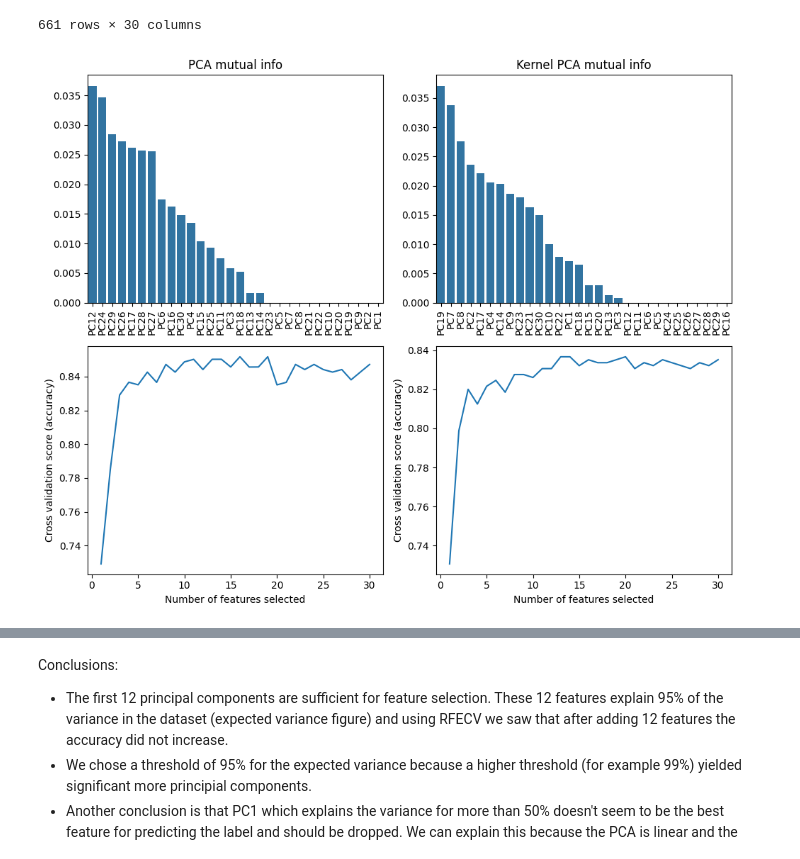
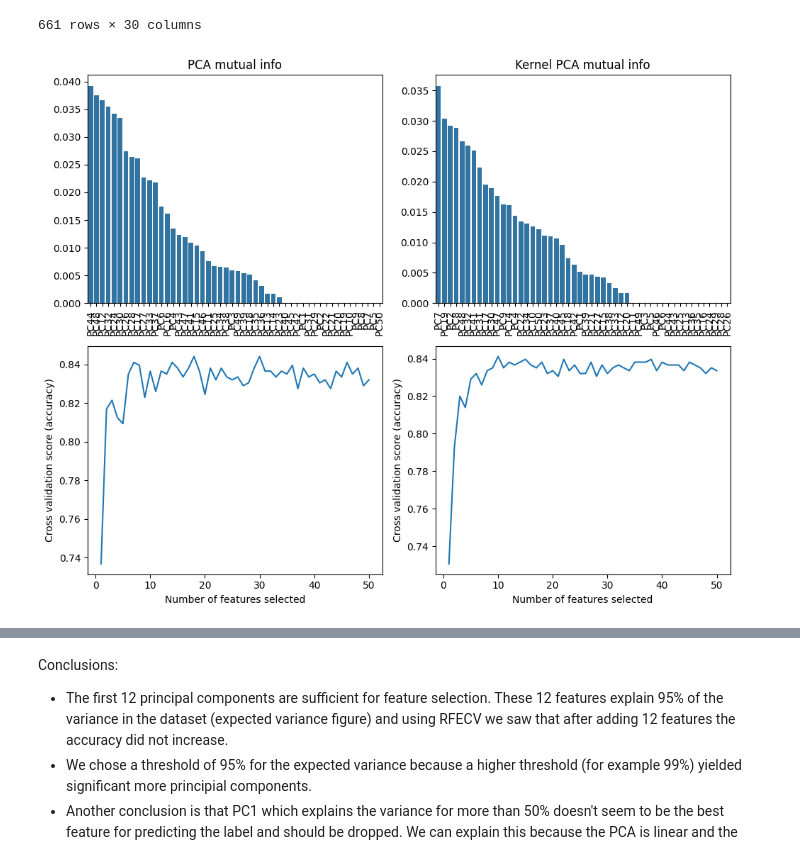
Before and after one commit to bramvandeurzen934/Group16_ECG, a Jupyter notebook: assignment_ecg_normalisation.ipynb, the cells around one changed output, grey strips where cells are left out. Cells and saved outputs as stored; diff of their text form; code cells hidden in the pictures.

```diff
--- a/assignment_ecg_normalisation.ipynb
+++ b/assignment_ecg_normalisation.ipynb
@@ -473,7 +494,7 @@ X_train_scaled = pd.DataFrame(X_train_scaled, index = X_train.index, columns = X
 from sklearn.decomposition import PCA, KernelPCA
 
 # Perform a PCA
-pca = PCA(n_components=30)
+pca = PCA(n_components=50)
 pca.fit(X_train_scaled)
 
 X_train_pca = pca.transform(X_train_scaled)
@@ -482,7 +503,8 @@ X_test_pca = pca.transform(X_test_scaled)
 component_names = [f"PC{i+1}" for i in range(X_train_pca.shape[1])]
 X_train_pca = pd.DataFrame(X_train_pca,columns = component_names,index = X_train.index)
 # %%
-kernel_pca = KernelPCA(n_components=30, kernel="rbf")
+# kernel pca
+kernel_pca = KernelPCA(n_components=50, kernel="rbf")
 kernel_pca.fit(X_train_scaled)
 
 X_train_kpca = kernel_pca.transform(X_train_scaled)
@@ -490,4 +512,3 @@ X_test_kpca = kernel_pca.transform(X_test_scaled)
 
 component_names = [f"PC{i+1}" for i in range(X_train_kpca.shape[1])]
 X_train_kpca = pd.DataFrame(X_train_kpca,columns = component_names,index = X_train.index)
-X_train_kpca
@@ -593,34 +630,34 @@ from sklearn.ensemble import RandomForestClassifier
 # mutual information
 fig, axes = plt.subplots(2,2,figsize = [10,8])
 mutual_info_kpca = pd.Series(mutual_info_classif(X_train_kpca,y_train),index = X_train_kpca.columns).sort_values(ascending=False)
-mutual_info_pca = pd.Series(mutual_info_classif(X_train_pca,y_train),index = X_train_kpca.columns).sort_values(ascending=False)
+mutual_info_pca = pd.Series(mutual_info_classif(X_train_pca,y_train),index = X_train_pca.columns).sort_values(ascending=False)
 
 # RFECV
 clf = RandomForestClassifier(n_estimators=100, random_state=1)
 rfecv_pca = RFECV(estimator=clf, step=1, cv=StratifiedKFold(5), scoring='accuracy')
 rfecv_pca.fit(X_train_pca, y_train)
 
 rfecv_kpca = RFECV(estimator=clf, step=1, cv=StratifiedKFold(5), scoring='accuracy')
 rfecv_kpca.fit(X_train_kpca, y_train)
 
 
 # figures Mutual information
 sns.barplot(mutual_info_pca, ax = axes[0,0])
 axes[0,0].set_title('PCA mutual info')
 axes[0,0].set_xticklabels(mutual_info_pca.index,rotation = 90)
 sns.barplot(mutual_info_kpca,ax = axes[0,1])
 axes[0,1].set_title('Kernel PCA mutual info')
 axes[0,1].set_xticklabels(mutual_info_kpca.index,rotation = 90)
 
 # figures RFECV
 axes[1,0].set_xlabel("Number of features selected")
 axes[1,0].set_ylabel("Cross validation score (accuracy)")
 axes[1,0].plot(range(1, len(rfecv_pca.cv_results_['mean_test_score']) + 1), rfecv_pca.cv_results_['mean_test_score'])
 
 axes[1,1].set_xlabel("Number of features selected")
 axes[1,1].set_ylabel("Cross validation score (accuracy)")
 axes[1,1].plot(range(1, len(rfecv_kpca.cv_results_['mean_test_score']) + 1), rfecv_kpca.cv_results_['mean_test_score'])
 
 plt.tight_layout()
 # %% [output]
-[figure, old version]
+[figure, new version]
```
Also changed, not shown: parts of 10 cells of this notebook.
